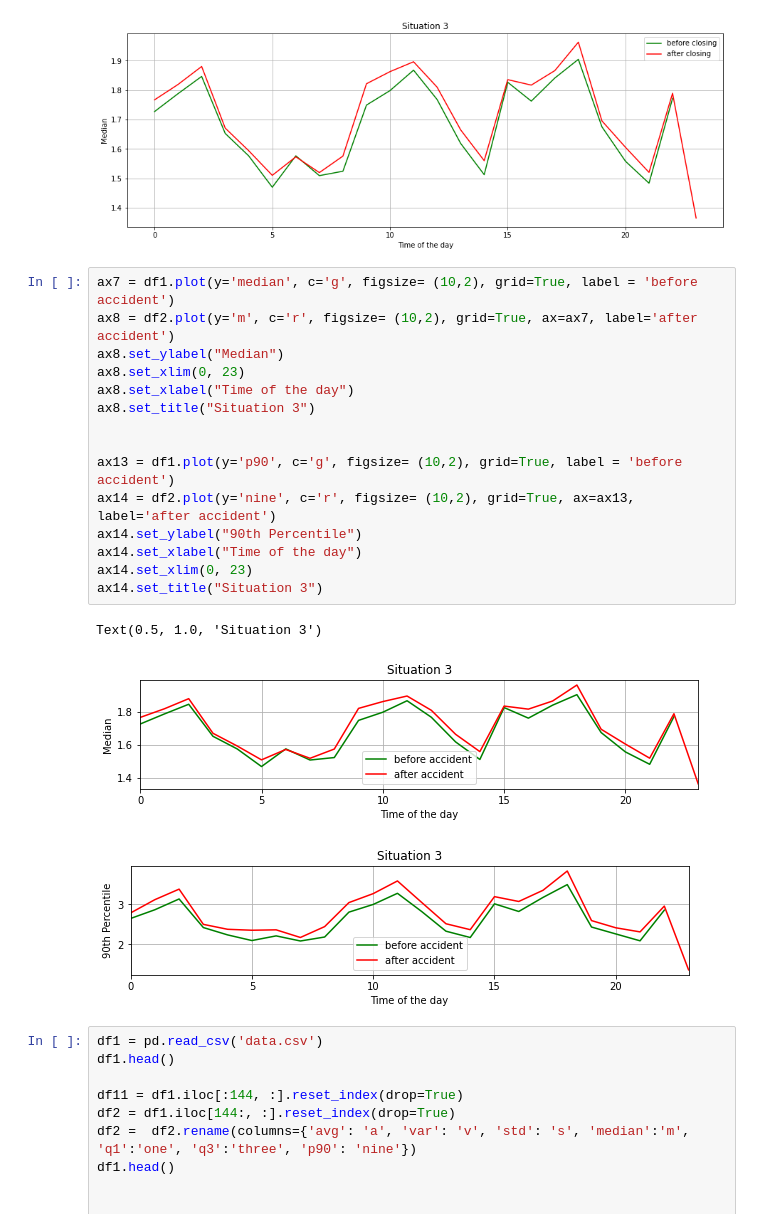
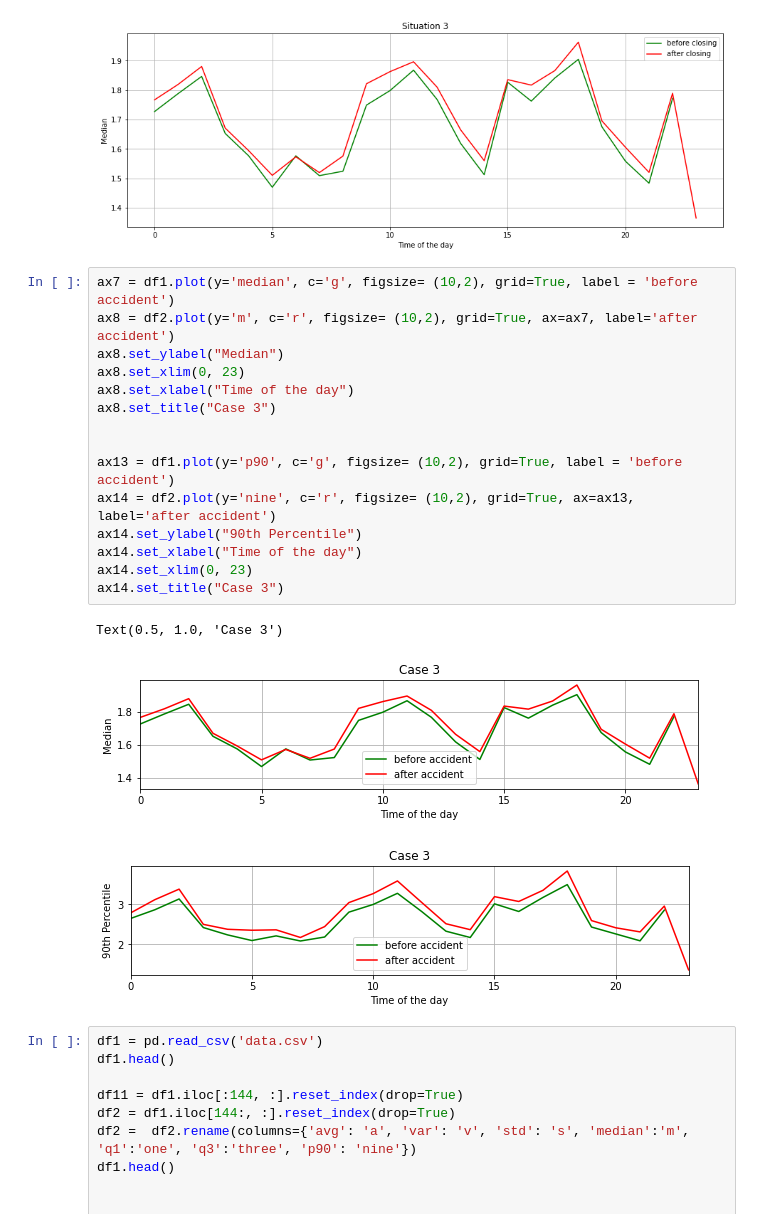
Before and after one commit to martaradzi/RTX, a Jupyter notebook: experiments/6/Comparison of before and after accident.ipynb, the cells around one changed output. Drawn from its saved outputs; the diff is of its cells as text.

```diff
--- a/experiments/6/Comparison of before and after accident.ipynb
+++ b/experiments/6/Comparison of before and after accident.ipynb
@@ -157,22 +157,22 @@ Text(0.5, 1.0, 'Situation 3')
 # %%
 ax7 = df1.plot(y='median', c='g', figsize= (10,2), grid=True, label = 'before accident')
 ax8 = df2.plot(y='m', c='r', figsize= (10,2), grid=True, ax=ax7, label='after accident')
 ax8.set_ylabel("Median")
 ax8.set_xlim(0, 23)
 ax8.set_xlabel("Time of the day")
-ax8.set_title("Situation 3")
+ax8.set_title("Case 3")
 
 
 ax13 = df1.plot(y='p90', c='g', figsize= (10,2), grid=True, label = 'before accident')
 ax14 = df2.plot(y='nine', c='r', figsize= (10,2), grid=True, ax=ax13, label='after accident')
 ax14.set_ylabel("90th Percentile")
 ax14.set_xlabel("Time of the day")
 ax14.set_xlim(0, 23)
-ax14.set_title("Situation 3")
+ax14.set_title("Case 3")
 # %% [output]
-Text(0.5, 1.0, 'Situation 3')
+Text(0.5, 1.0, 'Case 3')
-[figure, old version]
+[figure, new version]
-[figure, old version]
+[figure, new version]
 # %%
 df1 = pd.read_csv('data.csv')
 df1.head()
```
Also changed, not shown: 14 other files.
